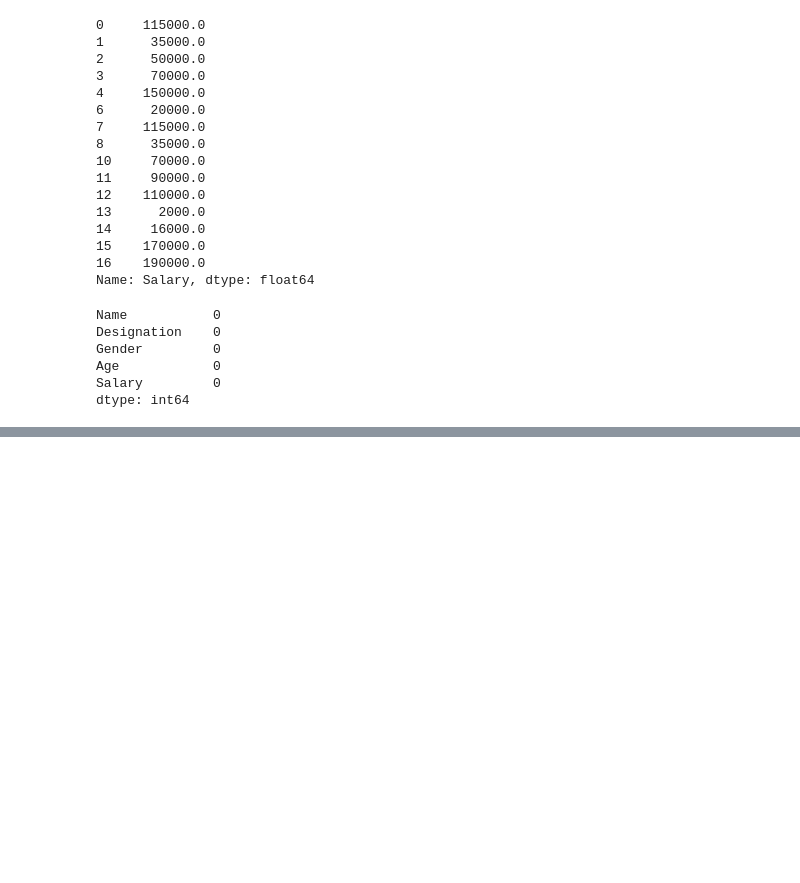
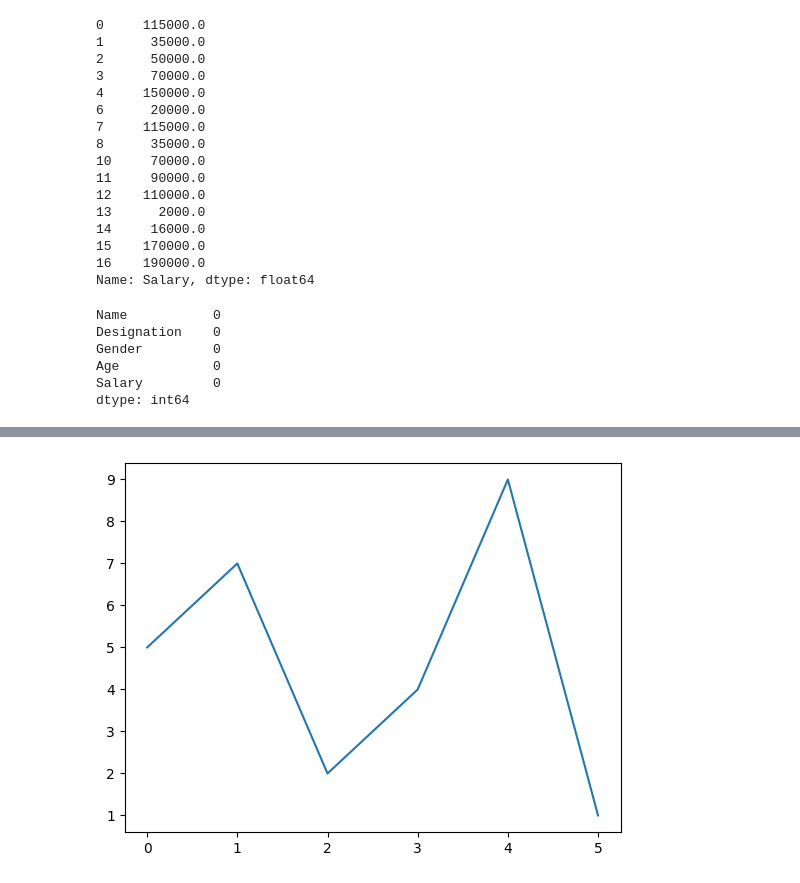
Before and after one commit to TouseefDataScientist/Machine-learning2, a Jupyter notebook: naveed.ipynb, the cells around one changed output, grey strips where cells are left out. Saved outputs shown, nothing was run; the diff lists cells and outputs as text; code cells hidden in the pictures; blank space fills up the shorter version.

```diff
--- a/naveed.ipynb
+++ b/naveed.ipynb
@@ -374,0 +540,6 @@ dtype: int64
+# %%
+y1= np.array([5,7,2,4,9,1])
+plt.plot(y1)
+plt.show()
+# %% [output]
+[figure, added]
```
Also changed, not shown: parts of 53 cells of this notebook.
